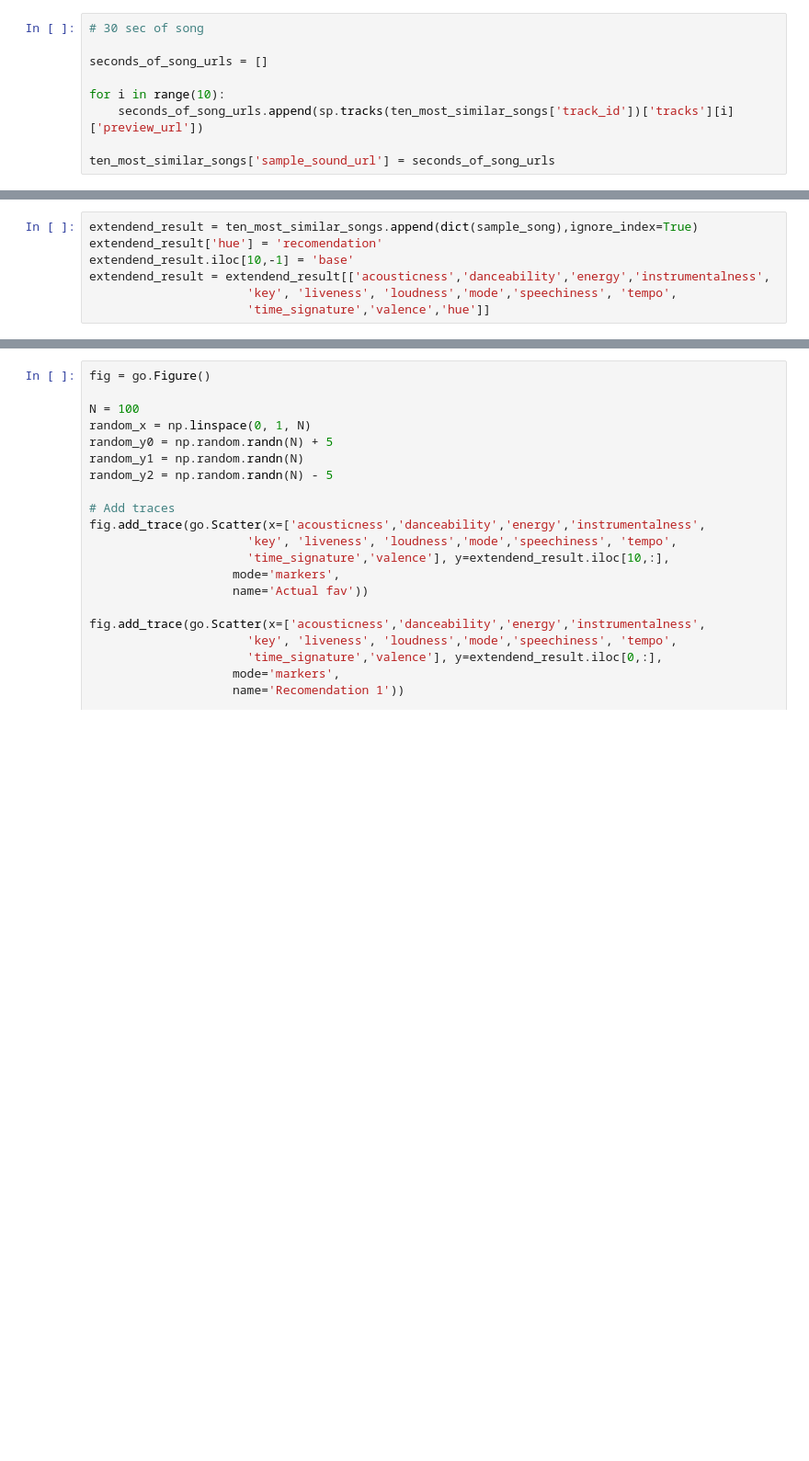
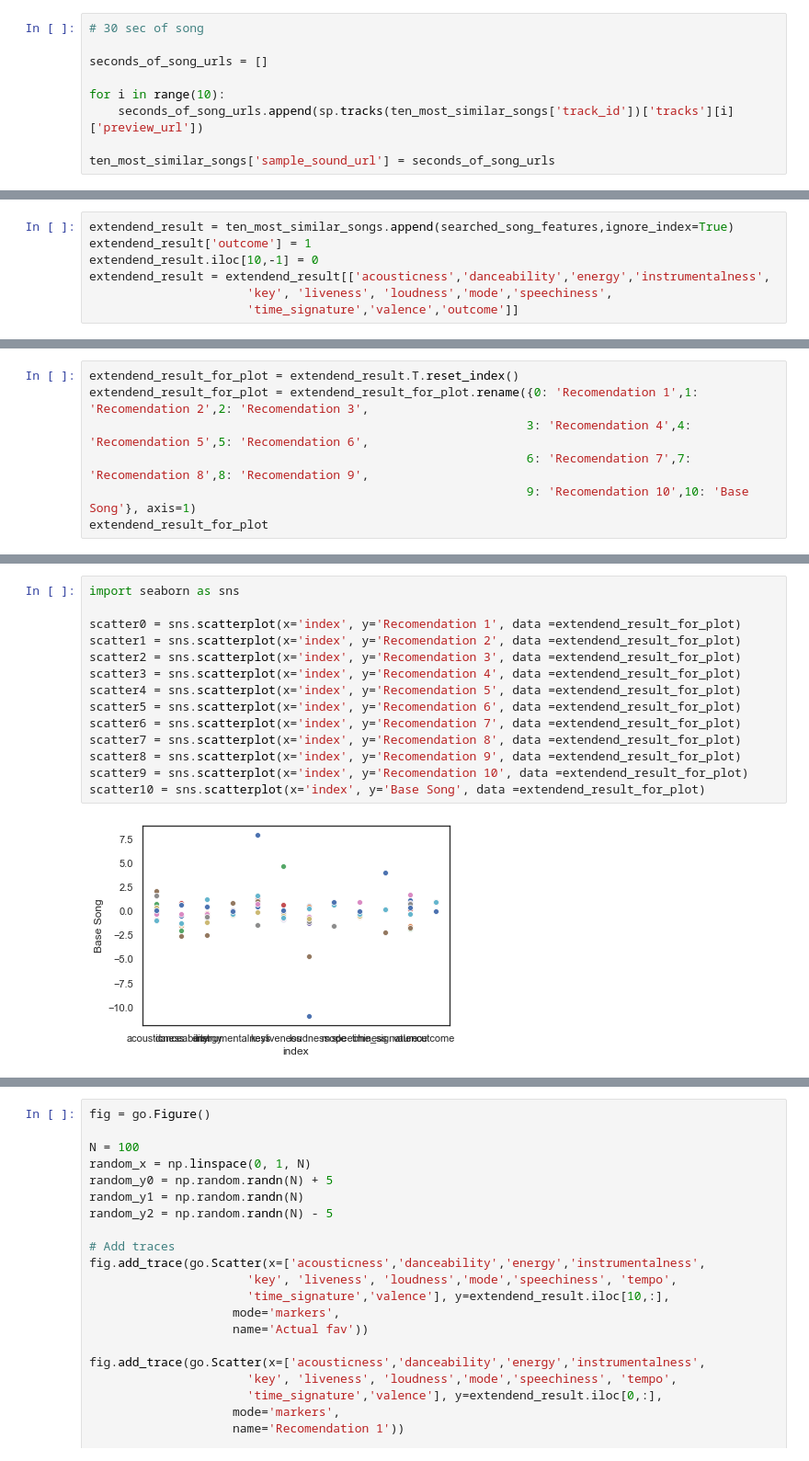
Before and after one commit to CodingDuckmx/Spotify_suggestions, a Jupyter notebook: Suggestions_notebook.ipynb, the cells around one changed output, grey strips where cells are left out. Shown at 92% size. Drawn from its saved outputs; the diff is of its cells as text; blank space fills up the shorter version.

```diff
--- a/Suggestions_notebook.ipynb
+++ b/Suggestions_notebook.ipynb
@@ -231,7 +218,7 @@ ten_most_similar_songs
 # %%
-extendend_result = ten_most_similar_songs.append(dict(sample_song),ignore_index=True)
-extendend_result['hue'] = 'recomendation'
-extendend_result.iloc[10,-1] = 'base'
+extendend_result = ten_most_similar_songs.append(searched_song_features,ignore_index=True)
+extendend_result['outcome'] = 1
+extendend_result.iloc[10,-1] = 0
 extendend_result = extendend_result[['acousticness','danceability','energy','instrumentalness',
-                      'key', 'liveness', 'loudness','mode','speechiness', 'tempo',
-                      'time_signature','valence','hue']]
+                      'key', 'liveness', 'loudness','mode','speechiness',
+                      'time_signature','valence','outcome']]
@@ -252,0 +241,7 @@ extendend_result
+# %%
+extendend_result_for_plot = extendend_result.T.reset_index()
+extendend_result_for_plot = extendend_result_for_plot.rename({0: 'Recomendation 1',1: 'Recomendation 2',2: 'Recomendation 3',
+                                                             3: 'Recomendation 4',4: 'Recomendation 5',5: 'Recomendation 6',
+                                                             6: 'Recomendation 7',7: 'Recomendation 8',8: 'Recomendation 9',
+                                                             9: 'Recomendation 10',10: 'Base Song'}, axis=1)
+extendend_result_for_plot
@@ -252,0 +262,16 @@ extendend_result
+# %%
+import seaborn as sns
+
+scatter0 = sns.scatterplot(x='index', y='Recomendation 1', data =extendend_result_for_plot)
+scatter1 = sns.scatterplot(x='index', y='Recomendation 2', data =extendend_result_for_plot)
+scatter2 = sns.scatterplot(x='index', y='Recomendation 3', data =extendend_result_for_plot)
+scatter3 = sns.scatterplot(x='index', y='Recomendation 4', data =extendend_result_for_plot)
+scatter4 = sns.scatterplot(x='index', y='Recomendation 5', data =extendend_result_for_plot)
+scatter5 = sns.scatterplot(x='index', y='Recomendation 6', data =extendend_result_for_plot)
+scatter6 = sns.scatterplot(x='index', y='Recomendation 7', data =extendend_result_for_plot)
+scatter7 = sns.scatterplot(x='index', y='Recomendation 8', data =extendend_result_for_plot)
+scatter8 = sns.scatterplot(x='index', y='Recomendation 9', data =extendend_result_for_plot)
+scatter9 = sns.scatterplot(x='index', y='Recomendation 10', data =extendend_result_for_plot)
+scatter10 = sns.scatterplot(x='index', y='Base Song', data =extendend_result_for_plot)
+# %% [output]
+[figure, added]
```
Also changed, not shown: parts of 16 cells of this notebook, 3 other files.
